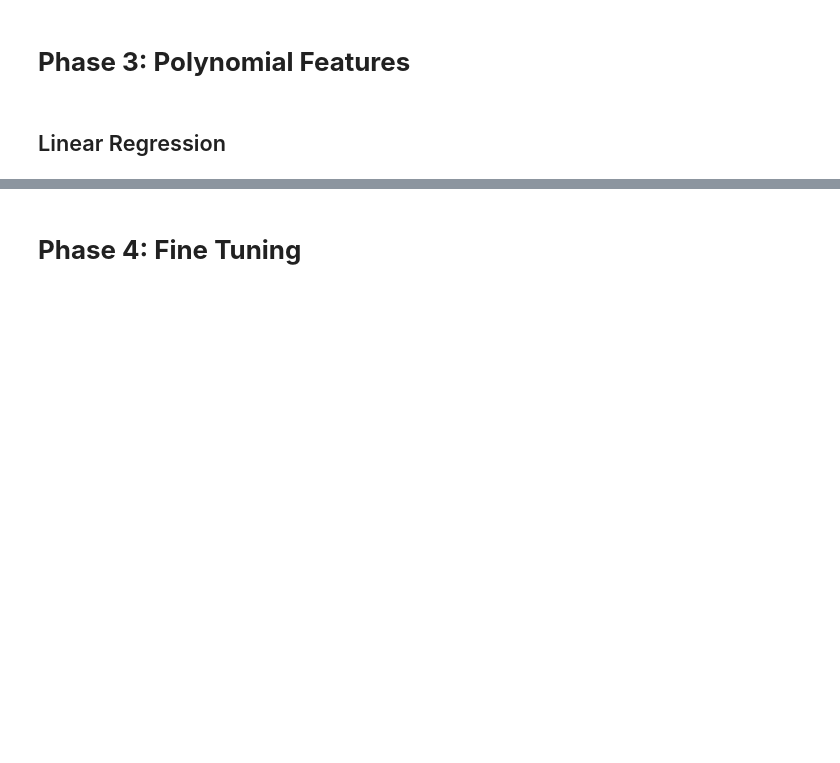
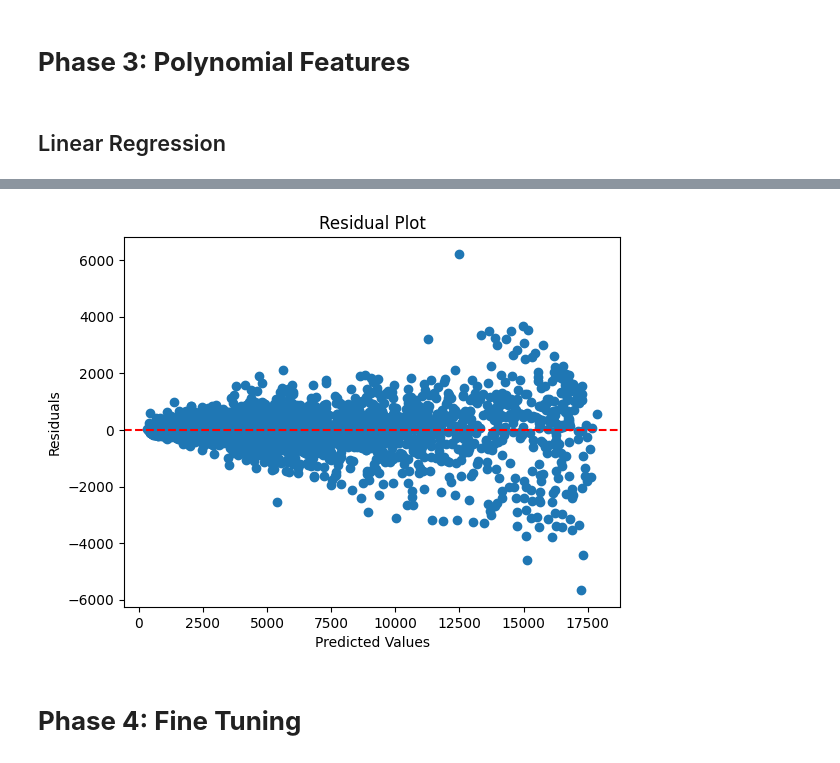
Before and after one commit to devapratama/Diamonds-Price-Prediction, a Jupyter notebook: Diamonds_Price_Prediction.ipynb, the cells around one changed output, grey strips where cells are left out. Cells and saved outputs as stored; diff of their text form; code cells hidden in the pictures; blank space fills up the shorter version.

```diff
--- a/Diamonds_Price_Prediction.ipynb
+++ b/Diamonds_Price_Prediction.ipynb
@@ -534,8 +592,8 @@ X_train, X_test, y_train, y_test = train_test_split(X, y, test_size=0.1, random_
 ## Preprocessor
 # %%
 # Menentukan fitur numerik dan kategorikal
-numeric_features = ['carat', 'depth', 'table', 'x', 'y', 'z']
-categorical_features = ['cut', 'color', 'clarity']
+numeric_features = ['carat', 'y']
+categorical_features = ['color', 'clarity']
 
 # Pipeline untuk transformasi fitur numerik
 numeric_transformer = Pipeline([
@@ -640,0 +719,32 @@ plt.show()
+# %%
+xgb_pipeline = Pipeline([
+    ('preprocessor', preprocessor),
+    ('polynomial_features', PolynomialFeatures()),
+    ('regressor', XGBRegressor())
+])
+
+xgb_param_grid = {
+    'polynomial_features__degree': [2],
+    'regressor__learning_rate': [0.1],
+    'regressor__max_depth': [7]
+}
+# %%
+xgb_grid_search = GridSearchCV(xgb_pipeline, xgb_param_grid, cv=2)
+xgb_grid_search.fit(X_train, y_train)
+
+print("Best parameters: ", xgb_grid_search.best_params_)
+print("Best cross-validation score: ", xgb_grid_search.best_score_)
+accuracy = xgb_grid_search.score(X_test, y_test)
+print("Accuracy on test set: ", accuracy)
+
+y_pred_xgb = xgb_grid_search.predict(X_test)
+
+# Calculate evaluation metrics
+mae = mean_absolute_error(y_test, y_pred_xgb)
+mse = mean_squared_error(y_test, y_pred_xgb)
+r2 = r2_score(y_test, y_pred_xgb)
+
+# Print evaluation metrics
+print("Mean Absolute Error (MAE):", mae)
+print("Mean Squared Error (MSE):", mse)
+print("R-squared Score (R2):", r2)
@@ -641,2 +758,13 @@ plt.show()
+# %%
+# Residual plot
+residuals = y_test - y_pred_xgb
+plt.scatter(y_pred_xgb, residuals)
+plt.axhline(y=0, color='r', linestyle='--')
+plt.xlabel('Predicted Values')
+plt.ylabel('Residuals')
+plt.title('Residual Plot')
+plt.show()
+# %% [output]
+[figure, added]
 # %% [markdown]
 # **Phase 4: Fine Tuning**
```
Also changed, not shown: parts of 30 cells of this notebook.
